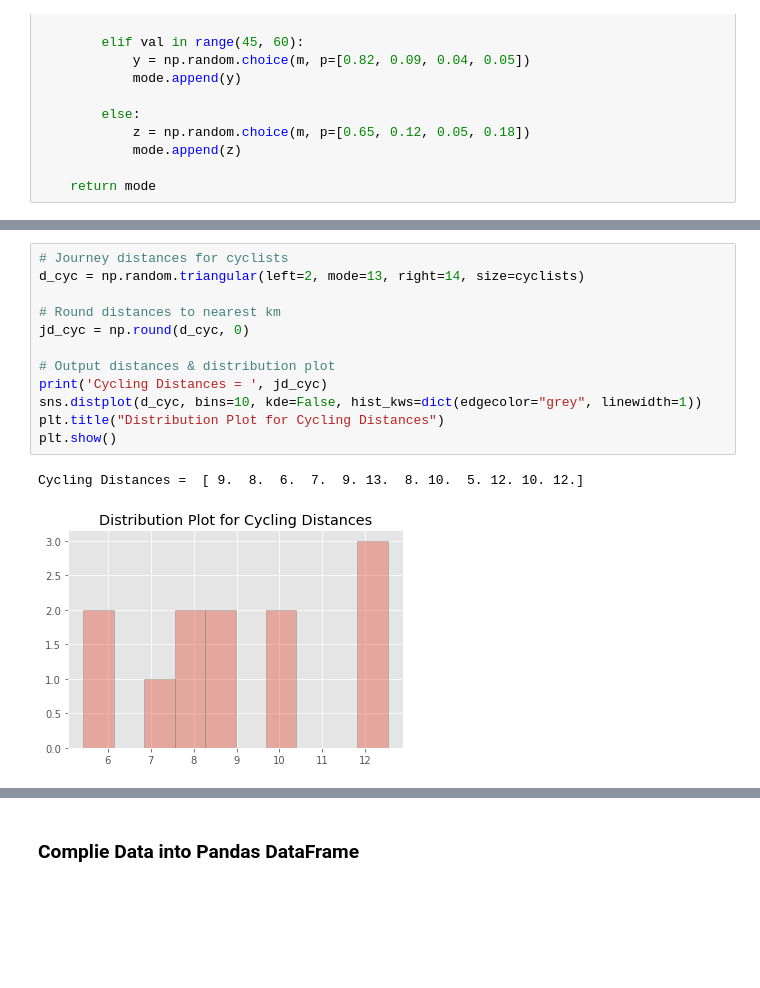
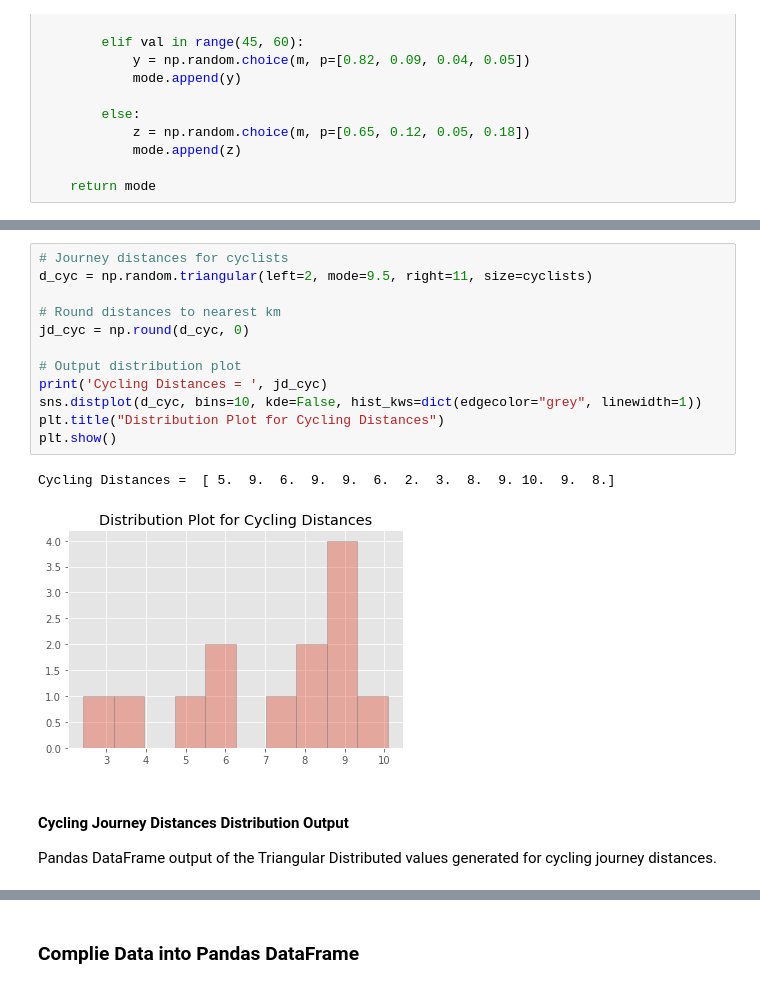
Before and after one commit to PaulSweeney89/ProgDA-Project2020, a Jupyter notebook: Traffic.ipynb, the cells around one changed output, grey strips where cells are left out. Drawn from its saved outputs; the diff is of its cells as text; blank space fills up the shorter version.

```diff
--- a/Traffic.ipynb
+++ b/Traffic.ipynb
@@ -240,15 +308,19 @@ Public Transport Distances - Normal Distribution =  [ 8.  9. 15.  9. 10. 12.  6.
 # %%
 # Journey distances for cyclists
-d_cyc = np.random.triangular(left=2, mode=13, right=14, size=cyclists)
+d_cyc = np.random.triangular(left=2, mode=9.5, right=11, size=cyclists)
 
 # Round distances to nearest km
 jd_cyc = np.round(d_cyc, 0)
 
-# Output distances & distribution plot
+# Output distribution plot
 print('Cycling Distances = ', jd_cyc)
 sns.distplot(d_cyc, bins=10, kde=False, hist_kws=dict(edgecolor="grey", linewidth=1))
 plt.title("Distribution Plot for Cycling Distances")
 plt.show()
 # %% [output]
-Cycling Distances =  [ 9.  8.  6.  7.  9. 13.  8. 10.  5. 12. 10. 12.]
+Cycling Distances =  [ 5.  9.  6.  9.  9.  6.  2.  3.  8.  9. 10.  9.  8.]
-[figure, old version]
+[figure, new version]
+# %% [markdown]
+#### Cycling Journey Distances Distribution Output
+
+Pandas DataFrame output of the Triangular Distributed values generated for cycling journey distances.
```
Also changed, not shown: parts of 29 cells of this notebook.
